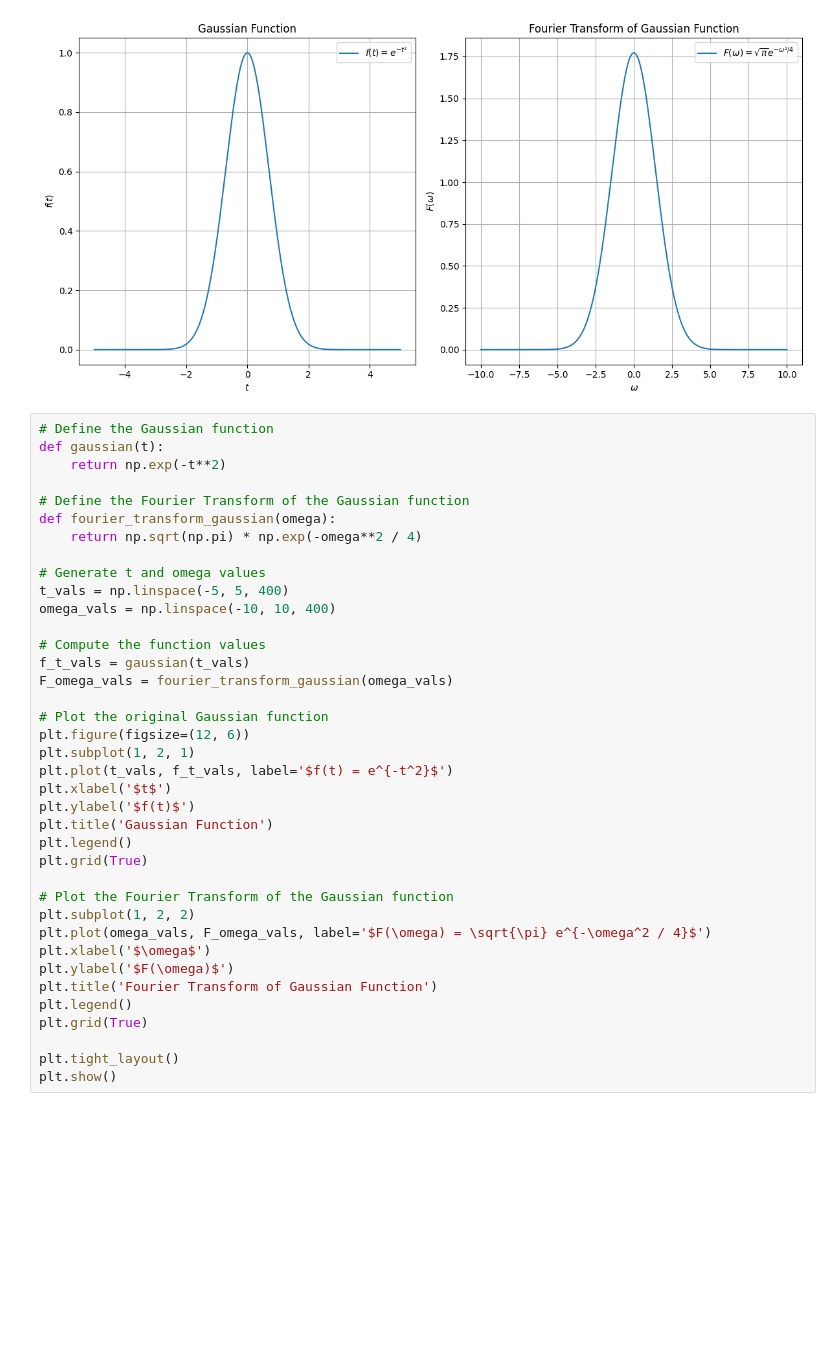
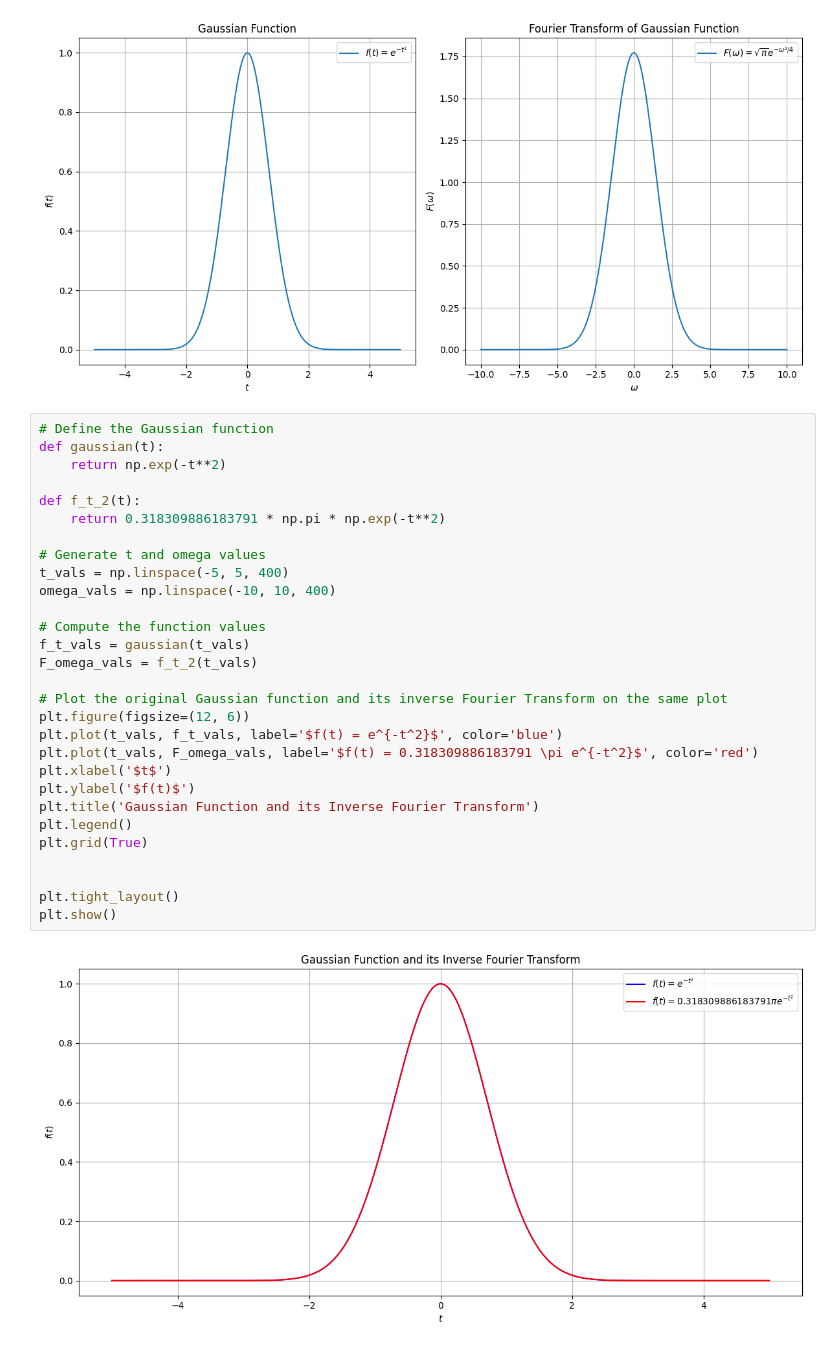
Before and after one commit to Binwen6/DSP, a Jupyter notebook: FT&IFT.ipynb, the cells around one changed output. Cells and saved outputs as stored; diff of their text form; blank space fills up the shorter version.

```diff
--- a/FT&IFT.ipynb
+++ b/FT&IFT.ipynb
@@ -100,38 +100,31 @@ plt.show()
 # %%
 # Define the Gaussian function
 def gaussian(t):
     return np.exp(-t**2)
 
-# Define the Fourier Transform of the Gaussian function
-def fourier_transform_gaussian(omega):
-    return np.sqrt(np.pi) * np.exp(-omega**2 / 4)
+def f_t_2(t):
+    return 0.318309886183791 * np.pi * np.exp(-t**2)
 
 # Generate t and omega values
 t_vals = np.linspace(-5, 5, 400)
 omega_vals = np.linspace(-10, 10, 400)
 
 # Compute the function values
 f_t_vals = gaussian(t_vals)
-F_omega_vals = fourier_transform_gaussian(omega_vals)
+F_omega_vals = f_t_2(t_vals)
 
-# Plot the original Gaussian function
+# Plot the original Gaussian function and its inverse Fourier Transform on the same plot
 plt.figure(figsize=(12, 6))
-plt.subplot(1, 2, 1)
-plt.plot(t_vals, f_t_vals, label='$f(t) = e^{-t^2}$')
+plt.plot(t_vals, f_t_vals, label='$f(t) = e^{-t^2}$', color='blue')
+plt.plot(t_vals, F_omega_vals, label='$f(t) = 0.318309886183791 \pi e^{-t^2}$', color='red')
 plt.xlabel('$t$')
 plt.ylabel('$f(t)$')
-plt.title('Gaussian Function')
+plt.title('Gaussian Function and its Inverse Fourier Transform')
 plt.legend()
 plt.grid(True)
 
-# Plot the Fourier Transform of the Gaussian function
-plt.subplot(1, 2, 2)
-plt.plot(omega_vals, F_omega_vals, label='$F(\omega) = \sqrt{\pi} e^{-\omega^2 / 4}$')
-plt.xlabel('$\omega$')
-plt.ylabel('$F(\omega)$')
-plt.title('Fourier Transform of Gaussian Function')
-plt.legend()
-plt.grid(True)
 
 plt.tight_layout()
 plt.show()
+# %% [output]
+[figure, added]
```
